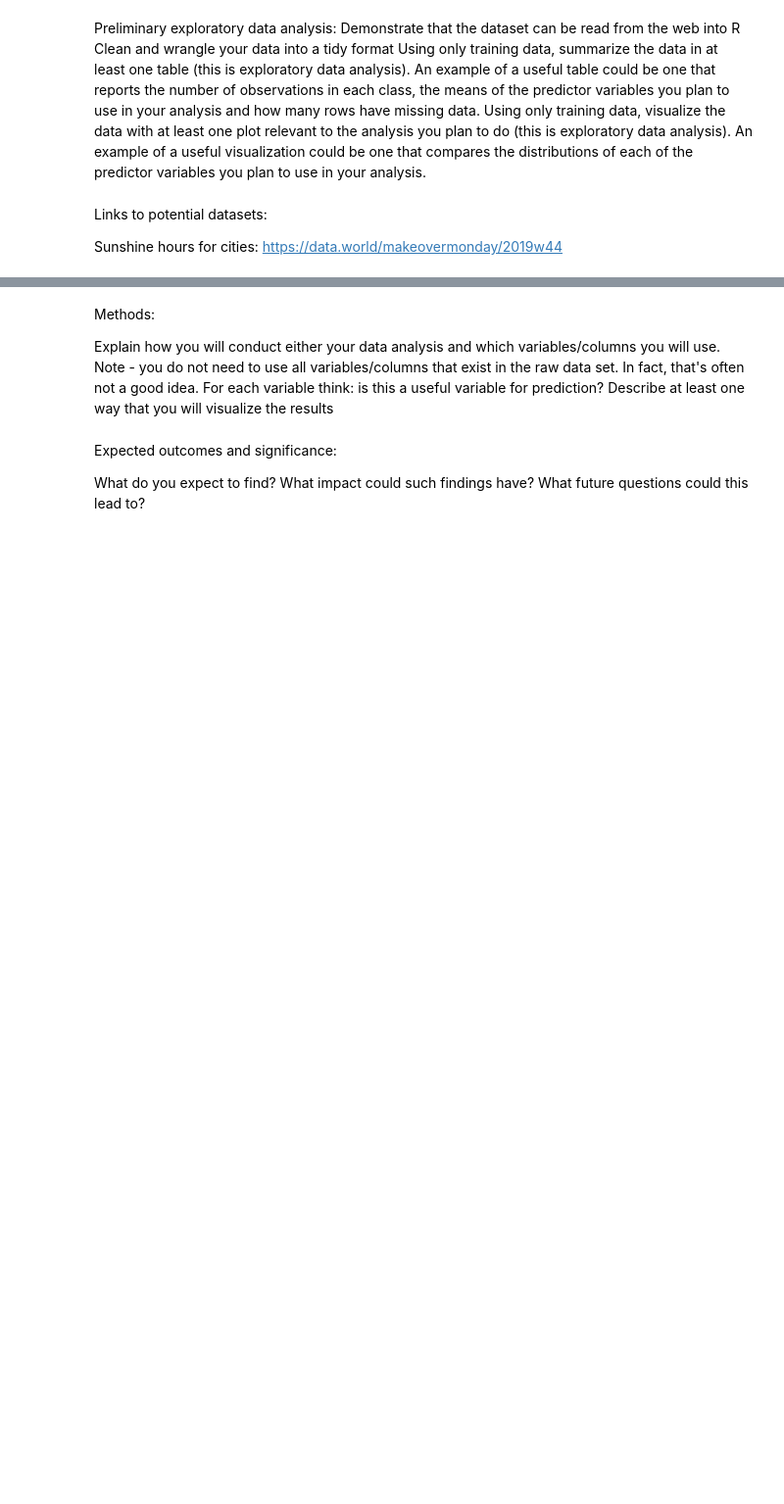
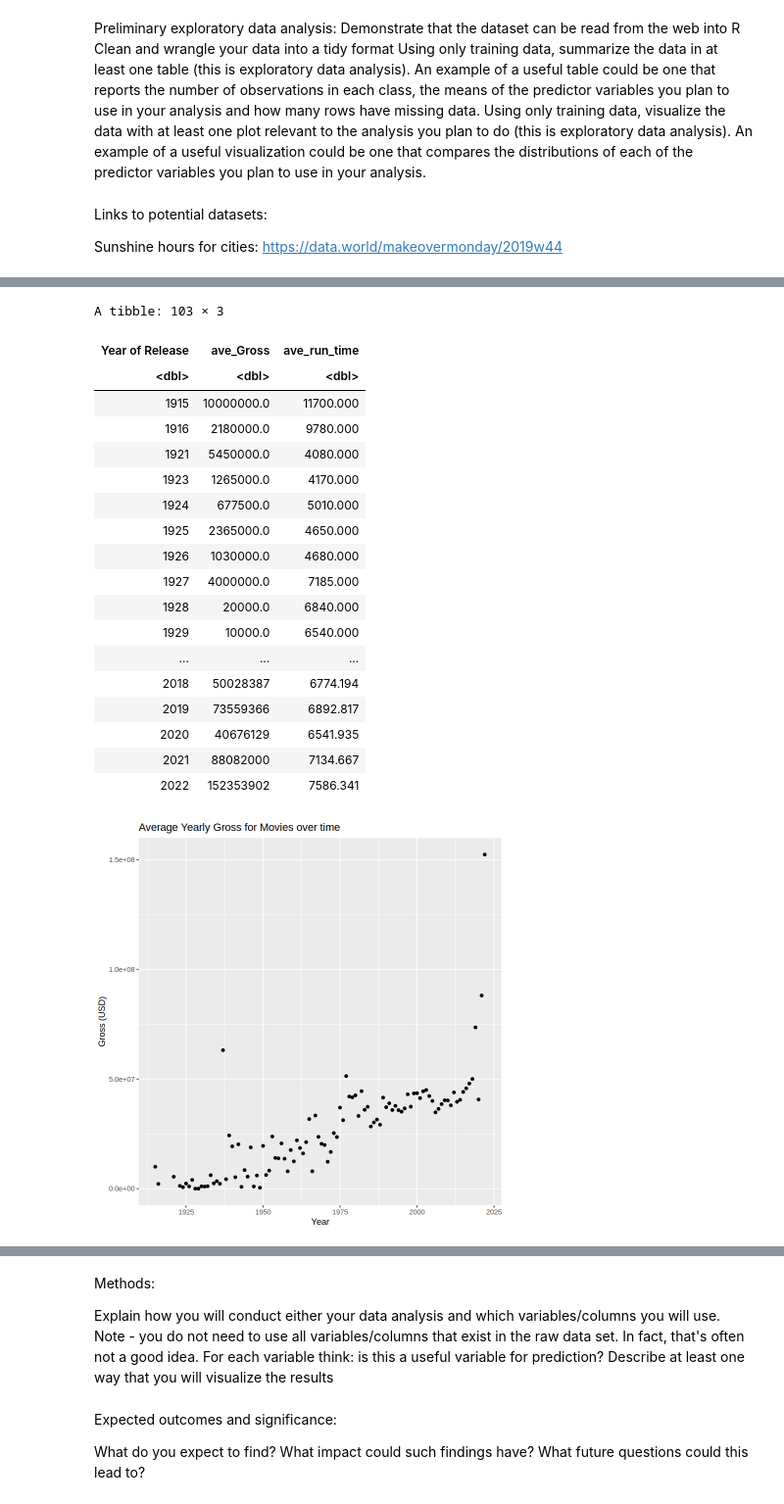
Before and after one commit to anh-dong/dsci-100-2023w1-group-33, a Jupyter notebook: Proposal.ipynb, the cells around one changed output, grey strips where cells are left out. Shown: that part at 98% size. Saved outputs shown, nothing was run; the diff lists cells and outputs as text; code cells hidden in the pictures; blank space fills up the shorter version.

Commit message:
New potential dataset containing movies
Added dataset with movies and produced visual of gross over time and length over time

```diff
--- a/Proposal.ipynb
+++ b/Proposal.ipynb
@@ -38,3 +55,27 @@ head(city)
 # Replace " CE\n" with nothing.
 city <- str_replace_all(string = city, pattern = "\n", replacement = "")
 print(city)
+# %%
+movies <- read_csv("data/Movies.csv") |>
+    select(`Year of Release`, `Movie Rating`, Gross, `Run Time in minutes`) |>
+    na.omit() |>
+    filter(`Year of Release` > 0 && `Movie Rating` > 0 && Gross > 0) |>
+    group_by(`Year of Release`) |>
+    summarize(ave_Gross = mean(Gross), ave_run_time = mean(`Run Time in minutes`)*60) |>
+    arrange(`Year of Release`)
+movies
+movies_plot <- movies |>
+    ggplot(aes(`Year of Release`, ave_Gross)) +
+        geom_point() +
+        xlab("Year") +
+        ylab("Gross (USD)") +
+        ggtitle("Average Yearly Gross for Movies over time")
+movies_plot
+movies_plot_2 <- movies |>
+    ggplot(aes(`Year of Release`, ave_run_time)) +
+        geom_point() +
+        xlab("Year") +
+        ylab("Runtime (hours)") +
+        ggtitle("Movie Length for Movies over time")
+movies_plot_2
+# %% [output]
@@ -40,0 +99,20 @@ print(city)
+A tibble: 103 × 3
+| Year of Release | ave_Gross | ave_run_time |
+| <dbl> | <dbl> | <dbl> |
+| 1915 | 10000000.0 | 11700.000 |
+| 1916 | 2180000.0 | 9780.000 |
+| 1921 | 5450000.0 | 4080.000 |
+| 1923 | 1265000.0 | 4170.000 |
+| 1924 | 677500.0 | 5010.000 |
+| 1925 | 2365000.0 | 4650.000 |
+| 1926 | 1030000.0 | 4680.000 |
+| 1927 | 4000000.0 | 7185.000 |
+| 1928 | 20000.0 | 6840.000 |
+| 1929 | 10000.0 | 6540.000 |
+| ... | ... | ... |
+| 2018 | 50028387 | 6774.194 |
+| 2019 | 73559366 | 6892.817 |
+| 2020 | 40676129 | 6541.935 |
+| 2021 | 88082000 | 7134.667 |
+| 2022 | 152353902 | 7586.341 |
+[figure, added]
```
Also changed, not shown: parts of 2 cells of this notebook, 2 other files.
